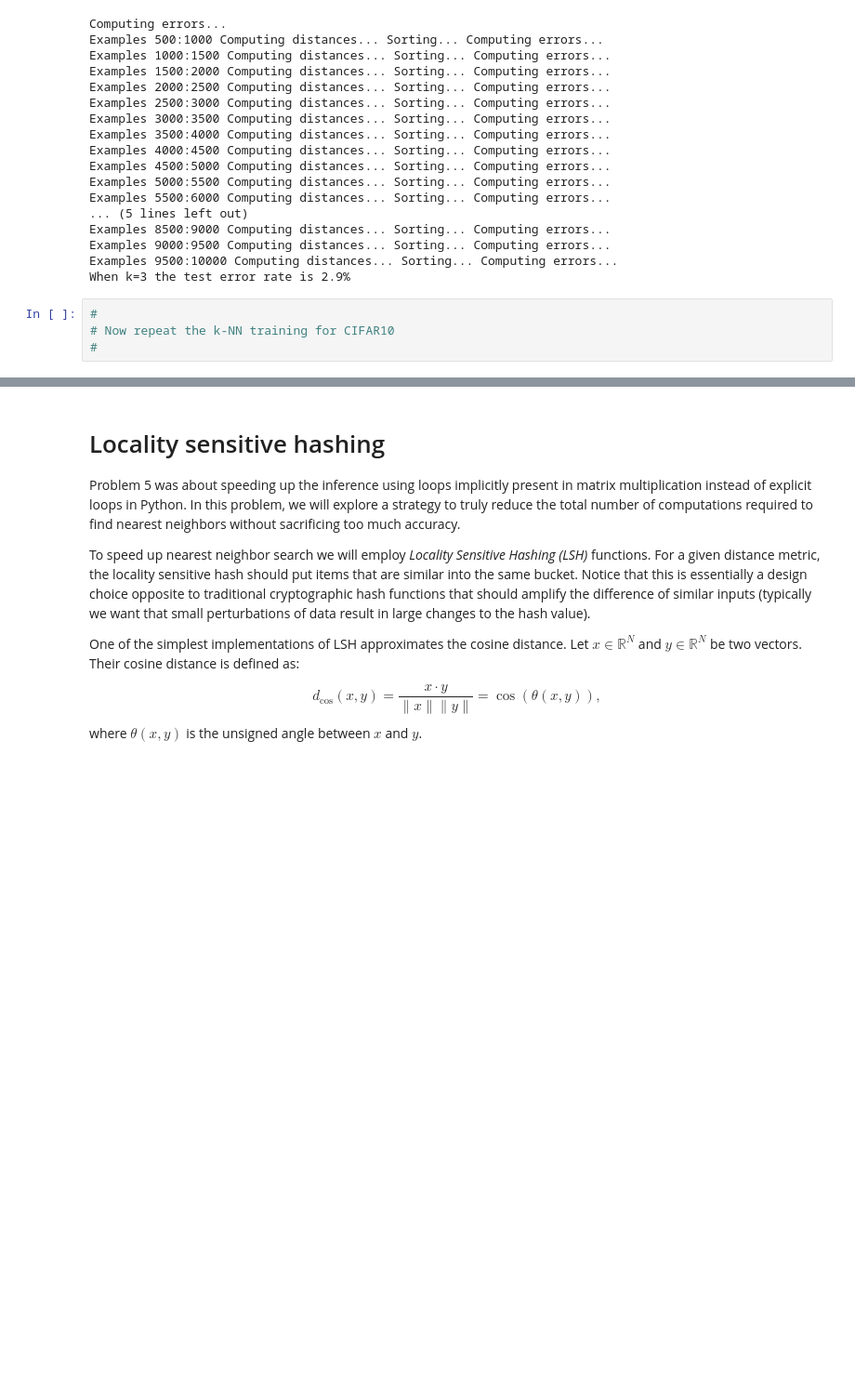
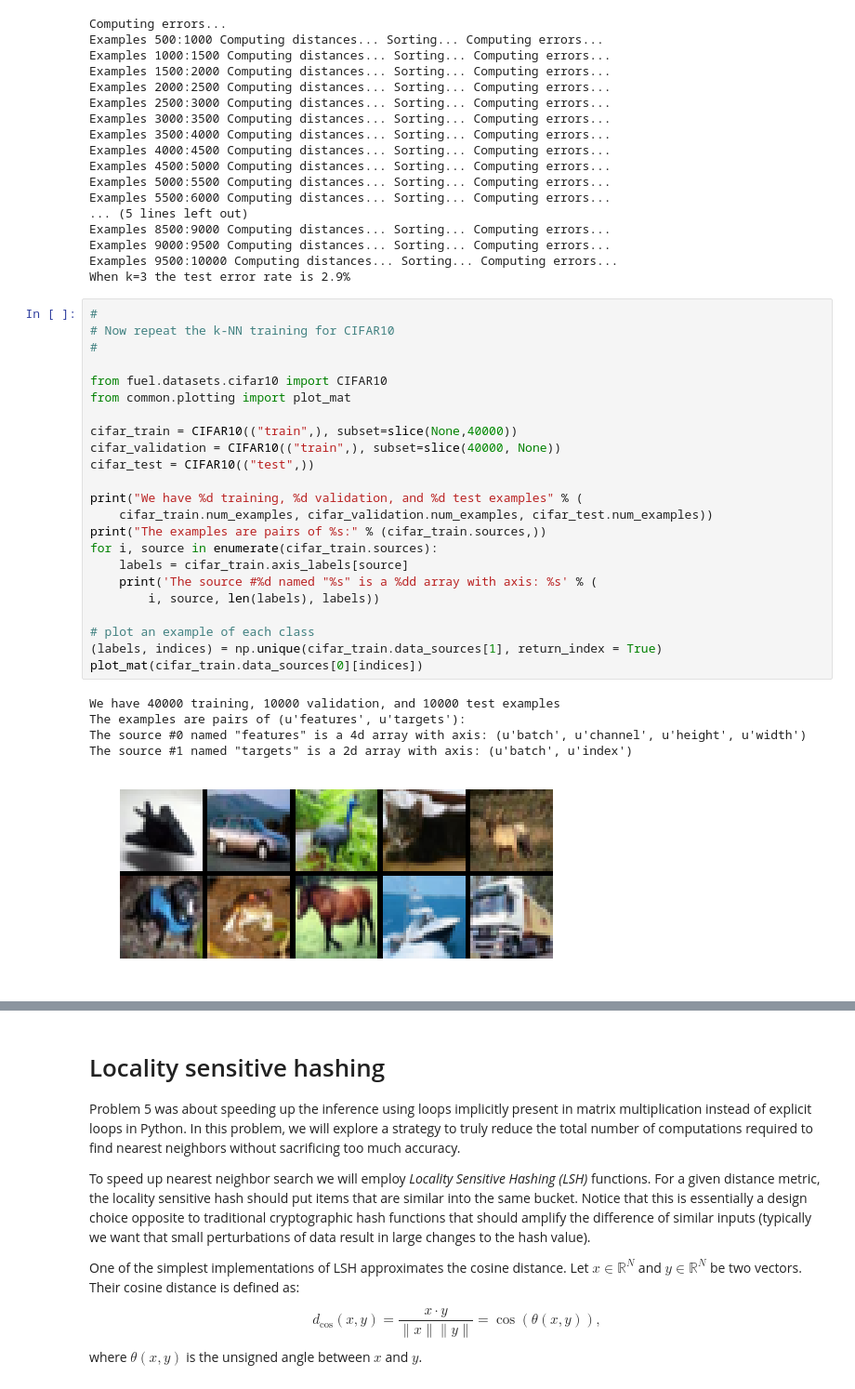
Before and after one commit to sequba/nn_assignments, a Jupyter notebook: assignment1/Assignment1.ipynb, the cells around one changed output, grey strips where cells are left out. Shown at 93% size. Cells and saved outputs as stored; diff of their text form; blank space fills up the shorter version.

Commit message:
1.5 done except for plotting mislabeled samples (not sure what exactly is to be plotted)
Signed-off-by: Jakub Sękowski <sequba@gmail.com>

```diff
--- a/assignment1/Assignment1.ipynb
+++ b/assignment1/Assignment1.ipynb
@@ -648,7 +647,32 @@ Examples 8500:9000 Computing distances... Sorting... Computing errors...
 Examples 9000:9500 Computing distances... Sorting... Computing errors...
 Examples 9500:10000 Computing distances... Sorting... Computing errors...
 When k=3 the test error rate is 2.9%
-# %%
-#
-# Now repeat the k-NN training for CIFAR10
-#
+# %%
+#
+# Now repeat the k-NN training for CIFAR10
+#
+
+from fuel.datasets.cifar10 import CIFAR10
+from common.plotting import plot_mat
+
+cifar_train = CIFAR10(("train",), subset=slice(None,40000))
+cifar_validation = CIFAR10(("train",), subset=slice(40000, None))
+cifar_test = CIFAR10(("test",))
+
+print("We have %d training, %d validation, and %d test examples" % (
+    cifar_train.num_examples, cifar_validation.num_examples, cifar_test.num_examples))
+print("The examples are pairs of %s:" % (cifar_train.sources,))
+for i, source in enumerate(cifar_train.sources):
+    labels = cifar_train.axis_labels[source]
+    print('The source #%d named "%s" is a %dd array with axis: %s' % (
+        i, source, len(labels), labels))
+
+# plot an example of each class
+(labels, indices) = np.unique(cifar_train.data_sources[1], return_index = True)
+plot_mat(cifar_train.data_sources[0][indices])
+# %% [output]
+We have 40000 training, 10000 validation, and 10000 test examples
+The examples are pairs of (u'features', u'targets'):
+The source #0 named "features" is a 4d array with axis: (u'batch', u'channel', u'height', u'width')
+The source #1 named "targets" is a 2d array with axis: (u'batch', u'index')
+[figure, added]
```
Also changed, not shown: parts of 5 cells of this notebook.
